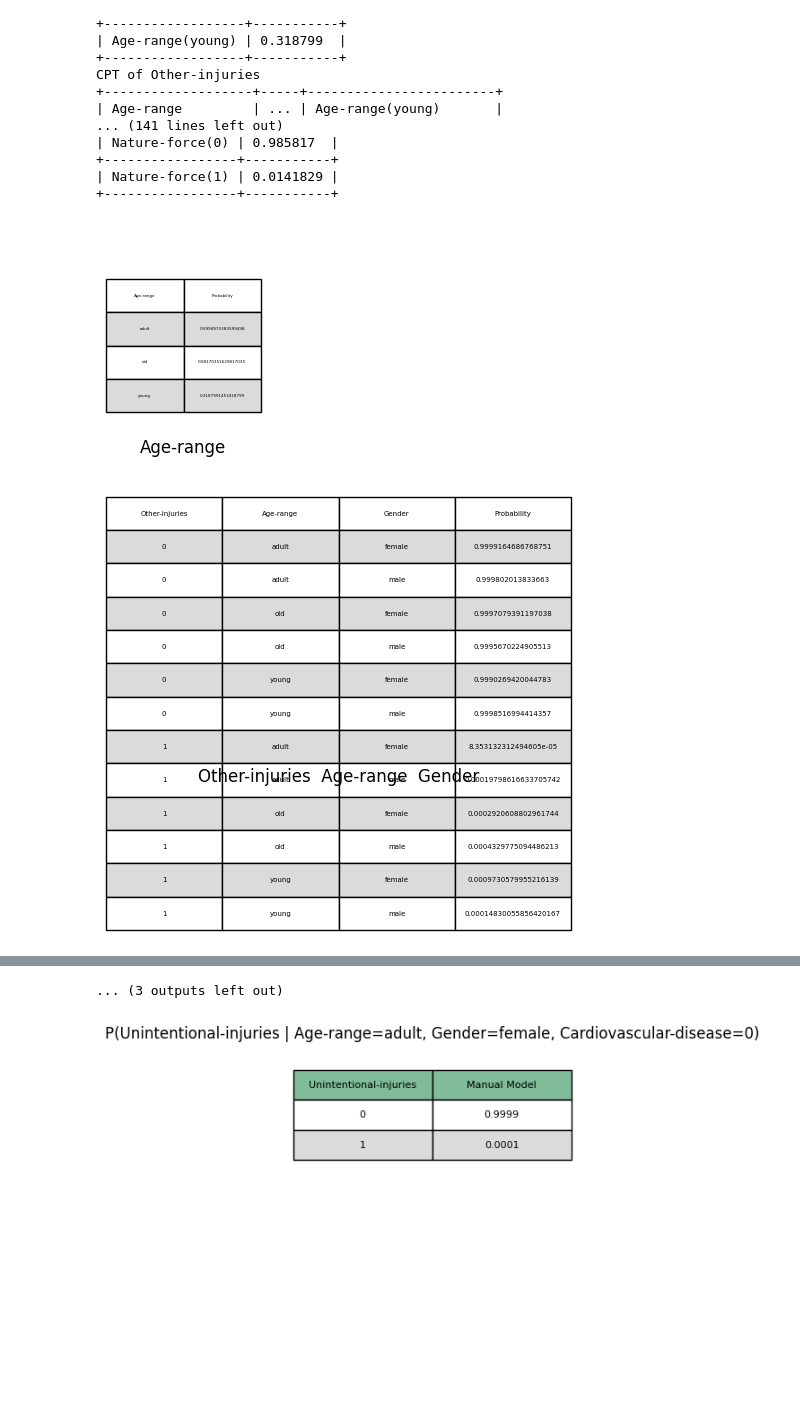
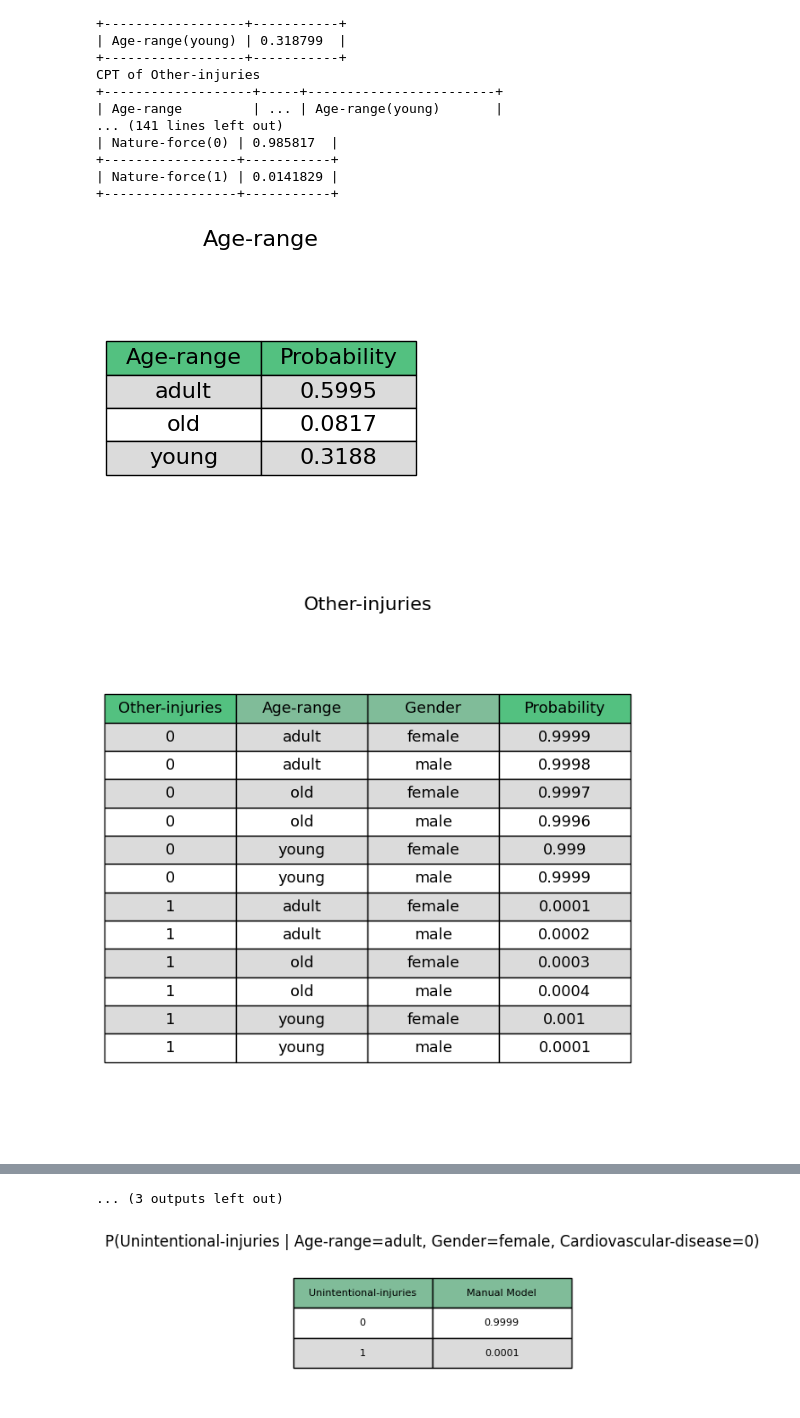
Before and after one commit to AndreaZecca/ByeBayes, a Jupyter notebook: project.ipynb, the cells around one changed output, grey strips where cells are left out. Saved outputs shown, nothing was run; the diff lists cells and outputs as text; code cells hidden in the pictures; blank space fills up the shorter version.

Commit message:
Project.ipynb: commented table visualazing function and enhanced colours for cpds tables TODO: fix the ziopera title on the top

```diff
--- a/project.ipynb
+++ b/project.ipynb
@@ -356,48 +340,65 @@ CPT of Other-injuries
 | Nature-force(1) | 0.0141829 |
 +-----------------+-----------+
 # %%
-for cpd in mc_model.get_cpds():
-    # print(f"CPT of {cpd.variable}")
-    # print(cpd.state_names)
-    # if hasattr(cpd, "evidence"):
-    #         print(cpd.evidence)
+def print_cpd_table(cpd):
+    #Getting a list of lists of states for every variable of cpd
     states_list = []
     for variable in cpd.state_names.keys():
         states_list.append(cpd.state_names[variable])
+
     rows = []
     i= 0
+
+    #Create combinations of states of every evidence
     states_combos = list(itertools.product(*states_list))
+    #Getting a plain array of all probabilities for simplicity
     values = cpd.values.flatten()
 
+    #Creating a row for every possibile combination of states, concatenating the probabilities
     for combo in states_combos:
-        items = zip(cpd.state_names, combo)
         row = []
-        for item in items:
-            row += [str(item[1])]
-        row += [str(values[i])]
+        for elem in combo:
+            row += [str(elem)]
+        row += [str(round(values[i], 4))]
         rows.append(row)
         i+=1
 
+    #Getting columns names for every variable
     col_labels = []
     for state in cpd.state_names.keys():
         col_labels+= [state]
     col_labels += ["Probability"]
-    fig, ax1 = plt.subplots(figsize=(len(cpd.state_names.keys()), len(cpd.state_names[cpd.variable])))
+
+    #Calculating figsize
+    calculated_width = len(list(cpd.state_names.keys()))+1
+    calculated_length = sum([len(cpd.state_names[var]) for var in cpd.state_names.keys()])+1
+
+    #Getting colors for first row
+    col_colours = np.full(calculated_width, "#80bc99")
+    col_colours[0] = col_colours[calculated_width-1] = "#53c180"
+
+    #Plotting the constructed table
+    fig, ax1 = plt.subplots(figsize=(calculated_width, calculated_length))
     table = ax1.table(cellText = rows,
                       cellLoc = "center",
                       colLabels = col_labels,
+                      colColours = col_colours,
                       loc = "center")
 
+    #Visual Fixing
     for i in range(1, len(rows)+1):
         if i%2:
             for j in range(0, len(cpd.state_names.keys())+1):
                 table[(i, j)].set_facecolor("#dbdbdb")
 
     table.scale(2, 2)
     table.set_fontsize(16)
     ax1.axis("off")
-    ax1.set_title('  '.join(cpd.state_names.keys()), y = 0)
+    ax1.set_title(cpd.variable, fontsize=16)
+
+for cpd in mc_model.get_cpds():
+    print_cpd_table(cpd)
     pass
 # %% [output]
-[figure, old version]
+[figure, new version]
-[figure, old version]
+[figure, new version]
```
Also changed, not shown: parts of 3 cells of this notebook.
